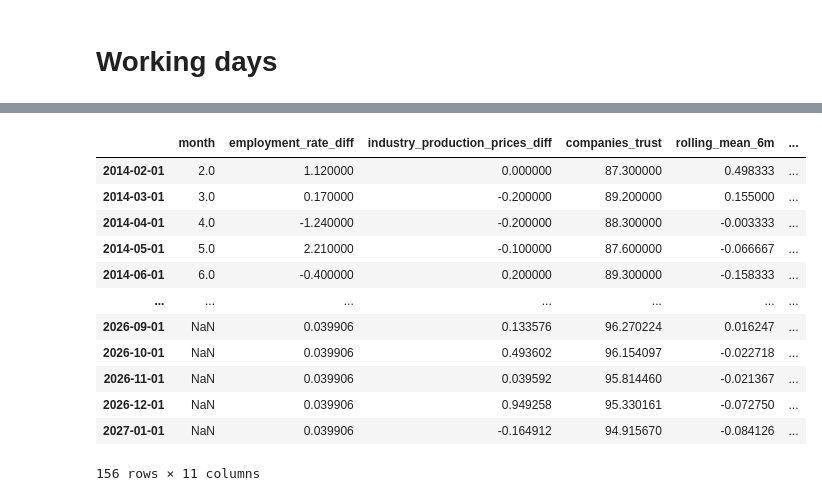
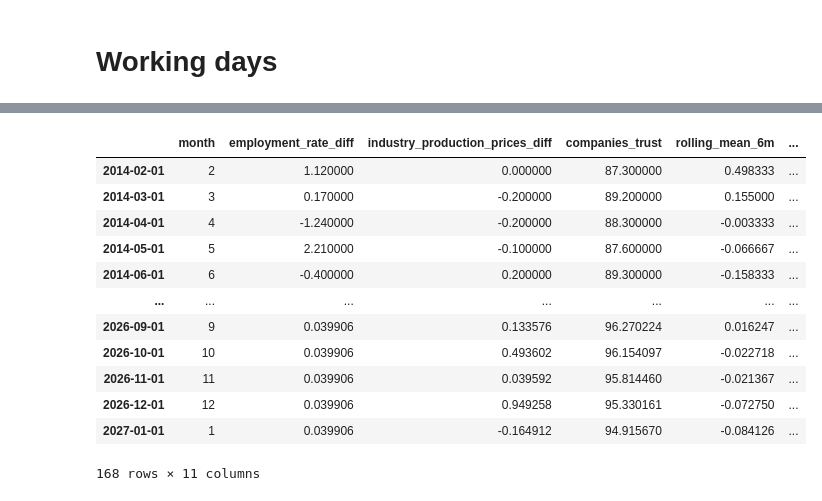
Before and after one commit to Francisscus/Employment_rate_predictor, a Jupyter notebook: 004_Prediction_dataset_generation.ipynb, the cells around one changed output, grey strips where cells are left out. Cells and saved outputs as stored; diff of their text form; code cells hidden in the pictures.

```diff
--- a/004_Prediction_dataset_generation.ipynb
+++ b/004_Prediction_dataset_generation.ipynb
@@ -746,8 +834,8 @@ model = ARIMA( endog=df[feature]
 res = model.fit()
 fcst = res.forecast(steps = h)
 
-df_fcst_diesel_price = pd.DataFrame({f"{feature}": fcst})
-df_fcst_diesel_price
+df_pca_energy_1 = pd.DataFrame({f"{feature}": fcst})
+df_pca_energy_1
 # %% [output]
 |  | PCA_price_energy_1 |
 | 2026-02-01 | 0.021205 |
@@ -834,8 +922,8 @@ model = ARIMA( endog=df[feature]
 res = model.fit()
 fcst = res.forecast(steps = h)
 
-df_fcst_diesel_price = pd.DataFrame({f"{feature}": fcst})
-df_fcst_diesel_price
+df_pca_energy_2 = pd.DataFrame({f"{feature}": fcst})
+df_pca_energy_2
 # %% [output]
 |  | PCA_price_energy_2 |
 | 2026-02-01 | -0.002167 |
@@ -900,9 +991,15 @@ df_working_days
 # %%
-df_fcst = pd.concat([df_fcst_fixed_term,
-                     df_fcst_employment_rate,
-                     df_fcst_youth_employment_rate,
-                     df_fcst_industry_production_prices,
-                     df_fcst_diesel_price,
-                     df_working_days], axis = 1)
+df_fcst = pd.concat([df_fcst_employment_rate,
+                        df_fcst_industry_prod_prices,
+                        df_fcst_companies_trust,
+                        df_fcst_rolling_mean_6m,
+                        df_fcst_rolling_mean_12m,
+                        df_PCA_labour_1,
+                        df_PCA_labour_2,
+                        df_pca_energy_1,
+                        df_pca_energy_2,
+                        df_working_days], axis = 1)
+
+
 df_fcst
 # %% [output]
@@ -921,0 +1019,4 @@ df_fcst
+# %%
+df_selected.index.name = None
+
+df_selected
@@ -922,18 +1055,19 @@ df_fcst
 # %%
-df_selected = pd.concat([df_selected, df_fcst], axis = 0)
-df_selected
+df_final = pd.concat([df_selected, df_fcst], axis = 0)
+df_final['month'] = df_final.index.month
+df_final
 # %% [output]
 |  | month | employment_rate_diff | industry_production_prices_diff | companies_trust | rolling_mean_6m | ... |
-| 2014-02-01 | 2.0 | 1.120000 | 0.000000 | 87.300000 | 0.498333 | ... |
-| 2014-03-01 | 3.0 | 0.170000 | -0.200000 | 89.200000 | 0.155000 | ... |
-| 2014-04-01 | 4.0 | -1.240000 | -0.200000 | 88.300000 | -0.003333 | ... |
-| 2014-05-01 | 5.0 | 2.210000 | -0.100000 | 87.600000 | -0.066667 | ... |
-| 2014-06-01 | 6.0 | -0.400000 | 0.200000 | 89.300000 | -0.158333 | ... |
+| 2014-02-01 | 2 | 1.120000 | 0.000000 | 87.300000 | 0.498333 | ... |
+| 2014-03-01 | 3 | 0.170000 | -0.200000 | 89.200000 | 0.155000 | ... |
+| 2014-04-01 | 4 | -1.240000 | -0.200000 | 88.300000 | -0.003333 | ... |
+| 2014-05-01 | 5 | 2.210000 | -0.100000 | 87.600000 | -0.066667 | ... |
+| 2014-06-01 | 6 | -0.400000 | 0.200000 | 89.300000 | -0.158333 | ... |
 | ... | ... | ... | ... | ... | ... | ... |
-| 2026-09-01 | NaN | 0.039906 | 0.133576 | 96.270224 | 0.016247 | ... |
-| 2026-10-01 | NaN | 0.039906 | 0.493602 | 96.154097 | -0.022718 | ... |
-| 2026-11-01 | NaN | 0.039906 | 0.039592 | 95.814460 | -0.021367 | ... |
-| 2026-12-01 | NaN | 0.039906 | 0.949258 | 95.330161 | -0.072750 | ... |
-| 2027-01-01 | NaN | 0.039906 | -0.164912 | 94.915670 | -0.084126 | ... |
+| 2026-09-01 | 9 | 0.039906 | 0.133576 | 96.270224 | 0.016247 | ... |
+| 2026-10-01 | 10 | 0.039906 | 0.493602 | 96.154097 | -0.022718 | ... |
+| 2026-11-01 | 11 | 0.039906 | 0.039592 | 95.814460 | -0.021367 | ... |
+| 2026-12-01 | 12 | 0.039906 | 0.949258 | 95.330161 | -0.072750 | ... |
+| 2027-01-01 | 1 | 0.039906 | -0.164912 | 94.915670 | -0.084126 | ... |
-156 rows × 11 columns
+168 rows × 11 columns
 # %%
```
Also changed, not shown: parts of 30 cells of this notebook, 3 other files.
